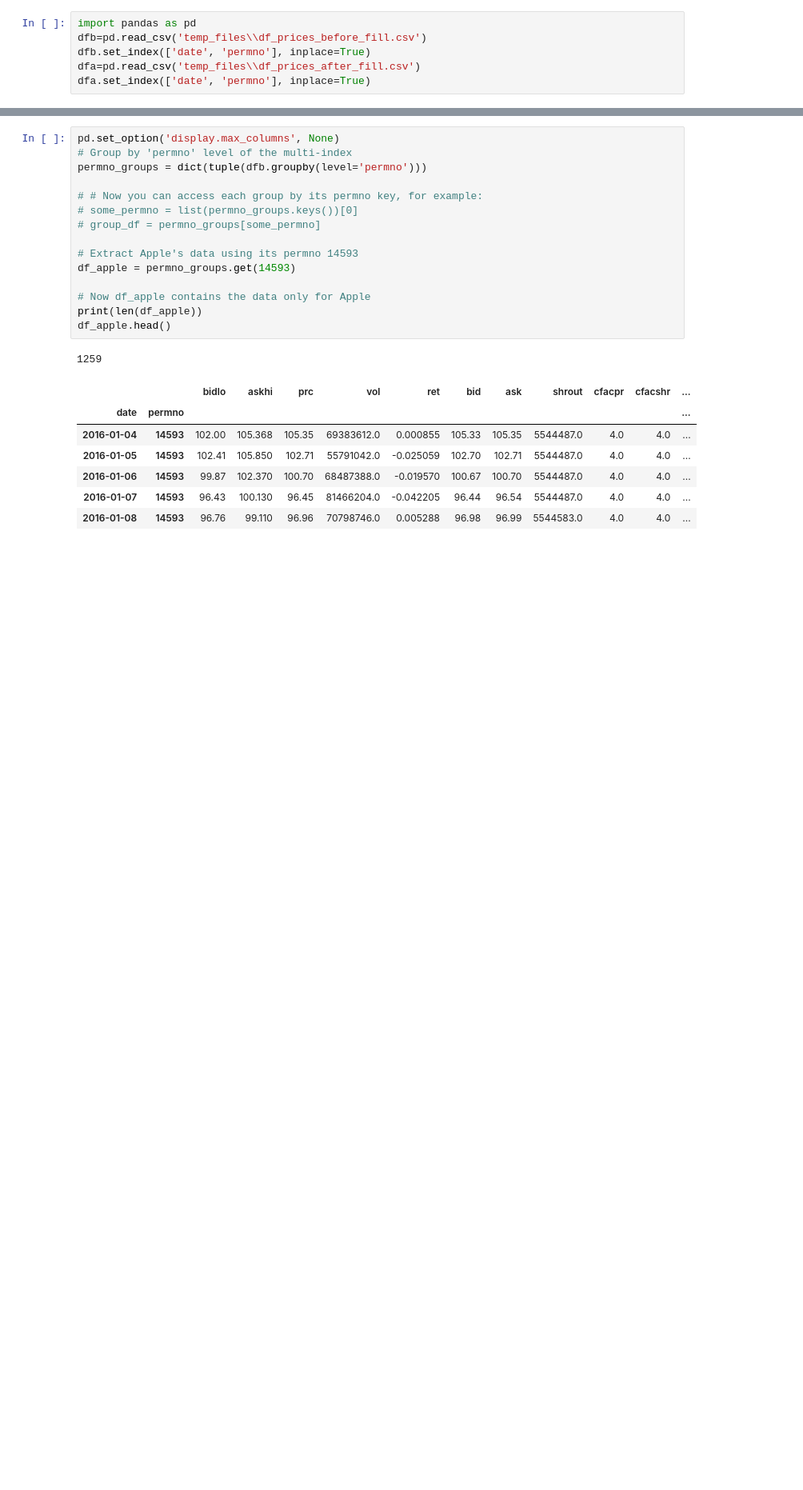
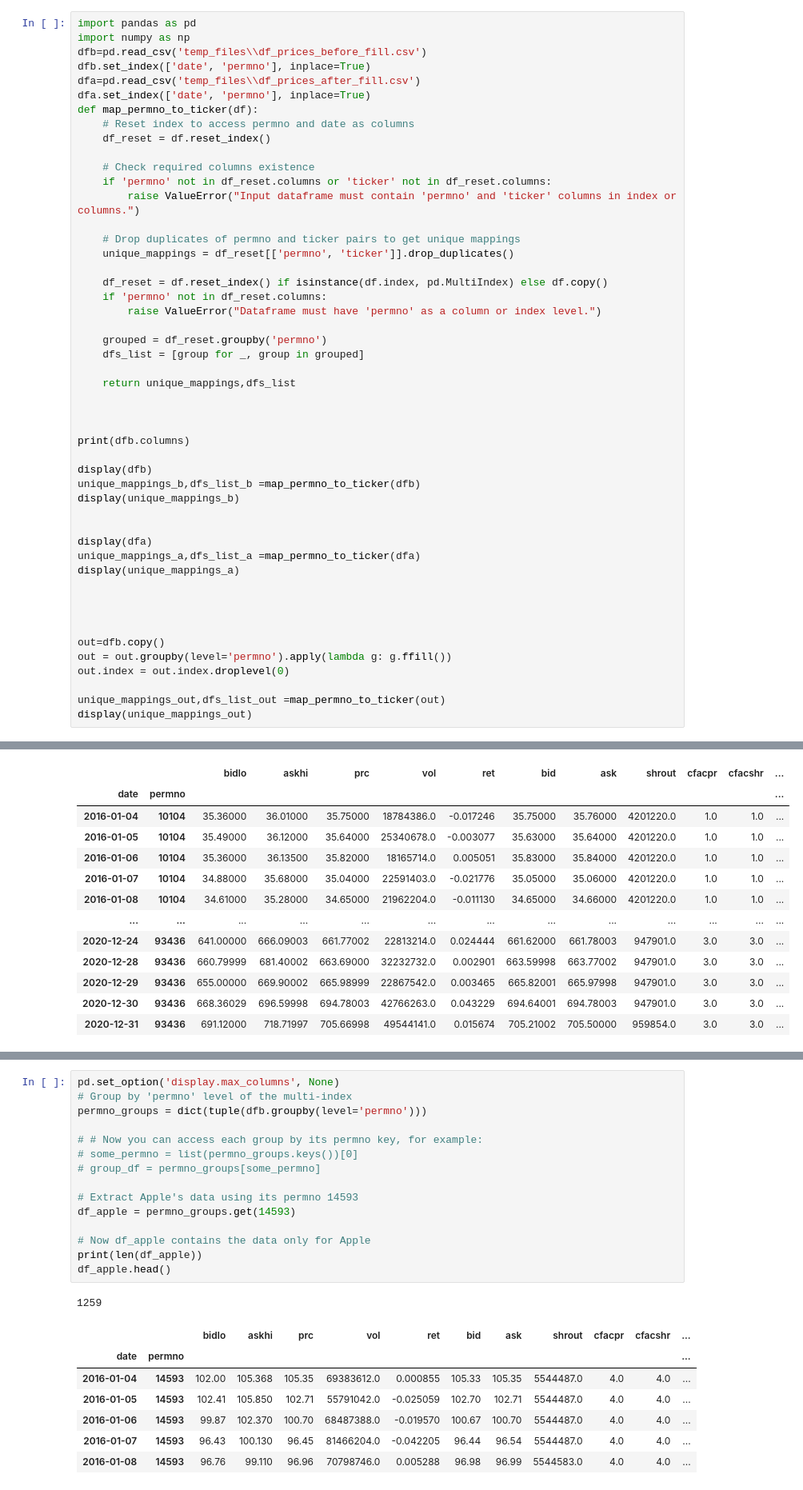
Before and after one commit to navid-nb/MSc_ML_Project1, a Jupyter notebook: temp.ipynb, the cells around one changed output, grey strips where cells are left out. Shown at 80% size. Drawn from its saved outputs; the diff is of its cells as text; blank space fills up the shorter version.

```diff
--- a/temp.ipynb
+++ b/temp.ipynb
@@ -50,6 +1,50 @@ Done
 # %%
 import pandas as pd
+import numpy as np
 dfb=pd.read_csv('temp_files\\df_prices_before_fill.csv')
 dfb.set_index(['date', 'permno'], inplace=True)
 dfa=pd.read_csv('temp_files\\df_prices_after_fill.csv')
 dfa.set_index(['date', 'permno'], inplace=True)
+def map_permno_to_ticker(df):
+    # Reset index to access permno and date as columns
+    df_reset = df.reset_index()
+
+    # Check required columns existence
+    if 'permno' not in df_reset.columns or 'ticker' not in df_reset.columns:
+        raise ValueError("Input dataframe must contain 'permno' and 'ticker' columns in index or columns.")
+
+    # Drop duplicates of permno and ticker pairs to get unique mappings
+    unique_mappings = df_reset[['permno', 'ticker']].drop_duplicates()
+
+    df_reset = df.reset_index() if isinstance(df.index, pd.MultiIndex) else df.copy()
+    if 'permno' not in df_reset.columns:
+        raise ValueError("Dataframe must have 'permno' as a column or index level.")
+
+    grouped = df_reset.groupby('permno')
+    dfs_list = [group for _, group in grouped]
+
+    return unique_mappings,dfs_list
+
+
+
+print(dfb.columns)
+
+display(dfb)
+unique_mappings_b,dfs_list_b =map_permno_to_ticker(dfb)
+display(unique_mappings_b)
+
+
+display(dfa)
+unique_mappings_a,dfs_list_a =map_permno_to_ticker(dfa)
+display(unique_mappings_a)
+
+
+
+
+out=dfb.copy()
+out = out.groupby(level='permno').apply(lambda g: g.ffill())
+out.index = out.index.droplevel(0)
+
+unique_mappings_out,dfs_list_out =map_permno_to_ticker(out)
+display(unique_mappings_out)
+# %% [output]
@@ -55,0 +59,13 @@ dfa.set_index(['date', 'permno'], inplace=True)
+|  |  | bidlo | askhi | prc | vol | ret | bid | ask | shrout | cfacpr | cfacshr | ... |
+| date | permno |  |  |  |  |  |  |  |  |  |  | ... |
+| 2016-01-04 | 10104 | 35.36000 | 36.01000 | 35.75000 | 18784386.0 | -0.017246 | 35.75000 | 35.76000 | 4201220.0 | 1.0 | 1.0 | ... |
+| 2016-01-05 | 10104 | 35.49000 | 36.12000 | 35.64000 | 25340678.0 | -0.003077 | 35.63000 | 35.64000 | 4201220.0 | 1.0 | 1.0 | ... |
+| 2016-01-06 | 10104 | 35.36000 | 36.13500 | 35.82000 | 18165714.0 | 0.005051 | 35.83000 | 35.84000 | 4201220.0 | 1.0 | 1.0 | ... |
+| 2016-01-07 | 10104 | 34.88000 | 35.68000 | 35.04000 | 22591403.0 | -0.021776 | 35.05000 | 35.06000 | 4201220.0 | 1.0 | 1.0 | ... |
+| 2016-01-08 | 10104 | 34.61000 | 35.28000 | 34.65000 | 21962204.0 | -0.011130 | 34.65000 | 34.66000 | 4201220.0 | 1.0 | 1.0 | ... |
+| ... | ... | ... | ... | ... | ... | ... | ... | ... | ... | ... | ... | ... |
+| 2020-12-24 | 93436 | 641.00000 | 666.09003 | 661.77002 | 22813214.0 | 0.024444 | 661.62000 | 661.78003 | 947901.0 | 3.0 | 3.0 | ... |
+| 2020-12-28 | 93436 | 660.79999 | 681.40002 | 663.69000 | 32232732.0 | 0.002901 | 663.59998 | 663.77002 | 947901.0 | 3.0 | 3.0 | ... |
+| 2020-12-29 | 93436 | 655.00000 | 669.90002 | 665.98999 | 22867542.0 | 0.003465 | 665.82001 | 665.97998 | 947901.0 | 3.0 | 3.0 | ... |
+| 2020-12-30 | 93436 | 668.36029 | 696.59998 | 694.78003 | 42766263.0 | 0.043229 | 694.64001 | 694.78003 | 947901.0 | 3.0 | 3.0 | ... |
+| 2020-12-31 | 93436 | 691.12000 | 718.71997 | 705.66998 | 49544141.0 | 0.015674 | 705.21002 | 705.50000 | 959854.0 | 3.0 | 3.0 | ... |
```
Also changed, not shown: parts of 6 cells of this notebook, 4 other files.
